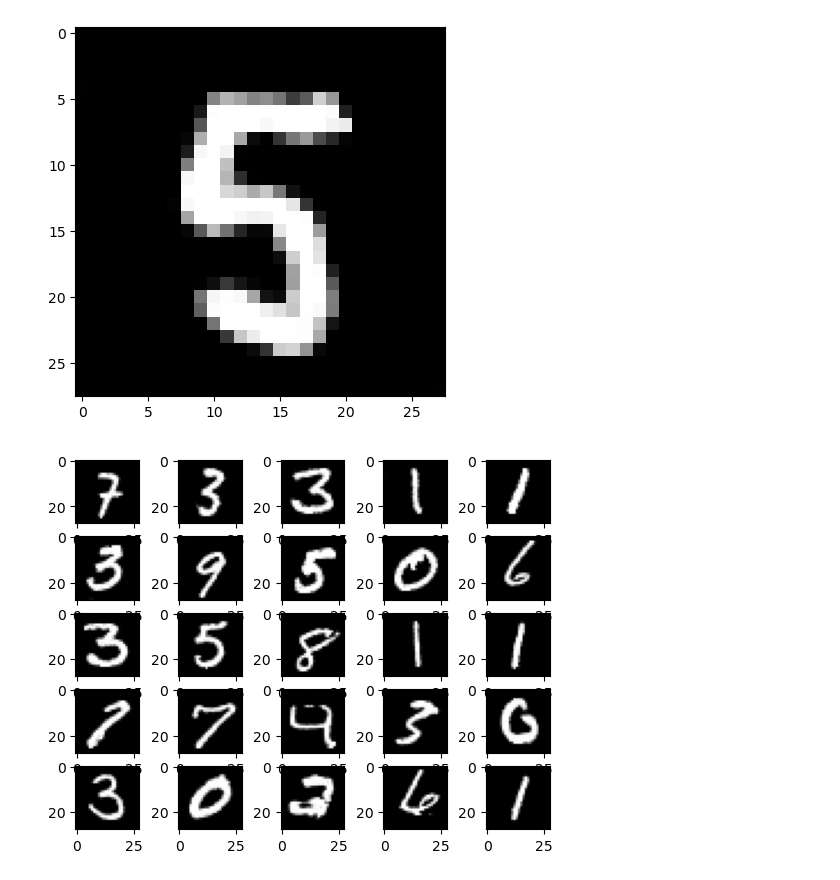
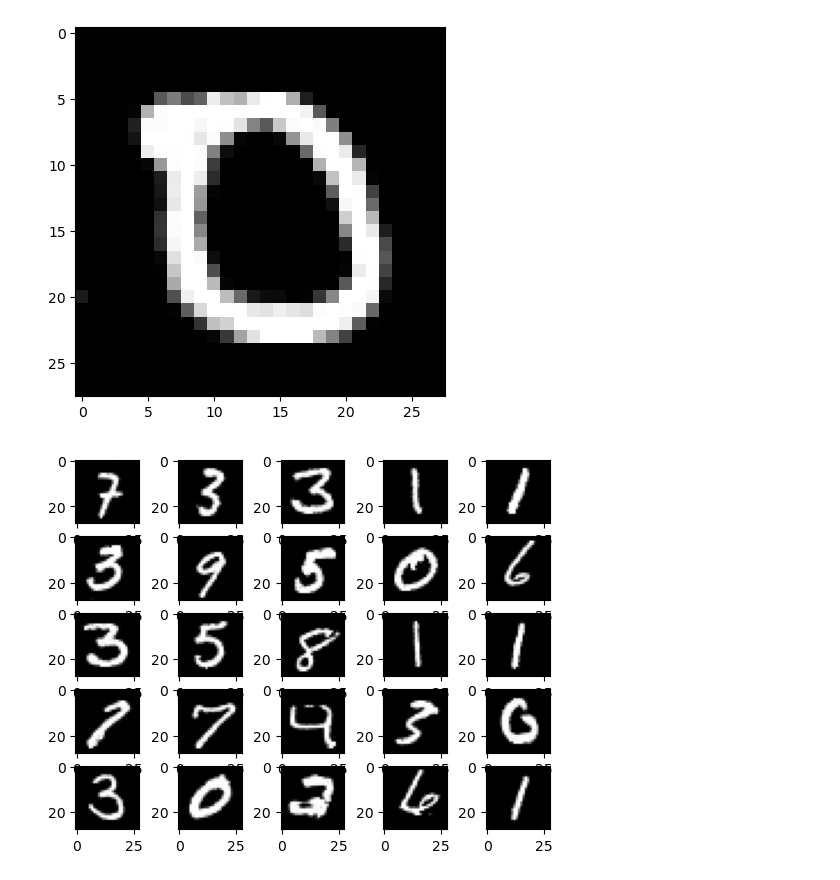
Before and after one commit to 1234krishna1234bhatt1234/GAN-based-projector-for-faster-recovery, a Jupyter notebook: Main.ipynb, the cells around one changed output. Cells and saved outputs as stored; diff of their text form; code cells hidden in the pictures.

```diff
--- a/Main.ipynb
+++ b/Main.ipynb
@@ -50,11 +50,15 @@ if torch.cuda.is_available():
     D = D.cuda()
     G = G.cuda()
 # %%
-shit = G(torch.randn(1,100, 1,1)).detach().numpy().reshape(1,28,28)
-plt.imshow(shit[0], cmap='gray')
-plt.show()
+vec = torch.randn(1,100, 1,1)
-# %% [output]
-[figure, removed]
+# %%
+vec[0][10:100][0][0] = 5
+# %%
+shit = G(vec).detach().numpy().reshape(1,28,28)
+plt.imshow(shit[0], cmap='gray')
+plt.show()
+# %% [output]
+[figure, added]
 # %%
 batch_size = 25
 latent_size = 100
```
Also changed, not shown: parts of 1 cell of this notebook.
